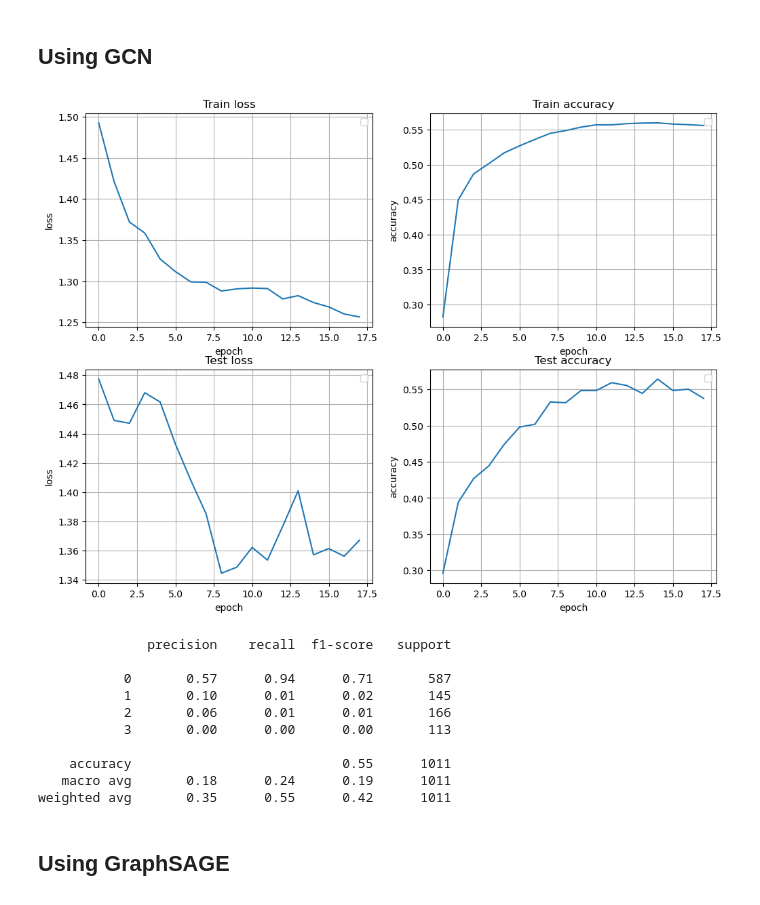
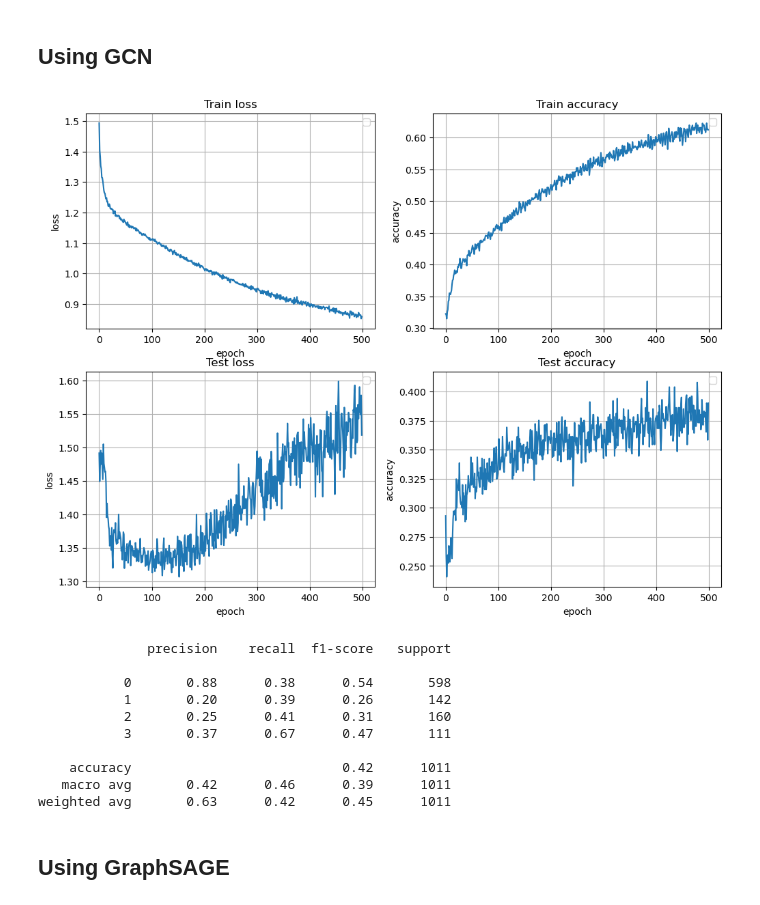
Before and after one commit to ArtemCh101/hse-sna-project, a Jupyter notebook: notebooks/gat.ipynb, the cells around one changed output. Cells and saved outputs as stored; diff of their text form; code cells hidden in the pictures.

Commit message:
random embeddings usage results

```diff
--- a/notebooks/gat.ipynb
+++ b/notebooks/gat.ipynb
@@ -29,6 +29,10 @@ Papers after date found by split : 20206
 | 6 | 9611143 | 0.0 |
 # %%
 n_classes = 4
+n_layers = 3
+n_epochs = 500
+random_emb_size = 64
+hidden_dim = 256
 encoder = CitationRateEncoder(n_classes)
 encoder.fit(g)
 # %% [output]
@@ -56,6 +66,12 @@ G = dgl.from_networkx(g, node_attrs=['ID'])
 nx2dgl = {key: val for key, val in zip(G.ndata['ID'].tolist(), G.nodes().tolist())}
 # %%
 G = G.add_self_loop()
+# %%
+import torch
+
+counts = sorted(df['target'].value_counts().items(), key=lambda  x: x[0])
+weights = torch.tensor([1 / val[1] for val in counts])
+weights /= weights.sum()
 # %%
 from random import sample
 
@@ -68,9 +81,7 @@ test_labels = df[df['Paper_ID'].isin(test)]
 y_test = sample(test, len(test) // 2)
 y_val = list(set(test) - set(y_test))
 # %%
-import torch
-
-train_mask = torch.tensor([nx2dgl[node] for node in train])
+train_mask = torch.tensor([nx2dgl[node] for node in train_labels['Paper_ID']])
 test_mask = torch.tensor([nx2dgl[node] for node in y_test])
 val_mask = torch.tensor([nx2dgl[node] for node in y_val])
 # %%
@@ -190,31 +200,33 @@ from GCN import GCN
 
 base_gcn = GCN(
     in_feats=G.ndata['random_embs'].shape[1],
-    h_feats=256,
+    h_feats=hidden_dim,
     num_classes=n_classes,
-    num_layers=3,
+    num_layers=n_layers,
     dropout=0.5,
     add_bn=True
 )
 # %%
-from torch.nn.functional import cross_entropy
+from torch.nn import CrossEntropyLoss
 
-fit(G, 'random_embs', base_gcn, cross_entropy, 100)
+cross_entropy = CrossEntropyLoss(weight=weights)
+
+fit(G, 'random_embs', base_gcn, cross_entropy, n_epochs)
 # %% [output]
-[figure, old version]
+[figure, new version]
 # %%
 evaluate(base_gcn, 'random_embs')
 # %% [output]
               precision    recall  f1-score   support
 
-           0       0.57      0.94      0.71       587
-           1       0.10      0.01      0.02       145
-           2       0.06      0.01      0.01       166
-           3       0.00      0.00      0.00       113
+           0       0.88      0.38      0.54       598
+           1       0.20      0.39      0.26       142
+           2       0.25      0.41      0.31       160
+           3       0.37      0.67      0.47       111
 
-    accuracy                           0.55      1011
-   macro avg       0.18      0.24      0.19      1011
-weighted avg       0.35      0.55      0.42      1011
+    accuracy                           0.42      1011
+   macro avg       0.42      0.46      0.39      1011
+weighted avg       0.63      0.42      0.45      1011
 # %% [markdown]
 ## Using GraphSAGE
 # %%
```
Also changed, not shown: parts of 27 cells of this notebook.
